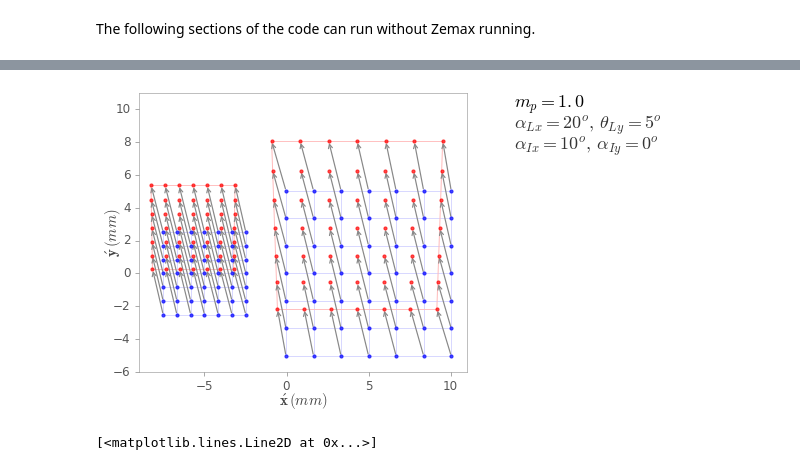
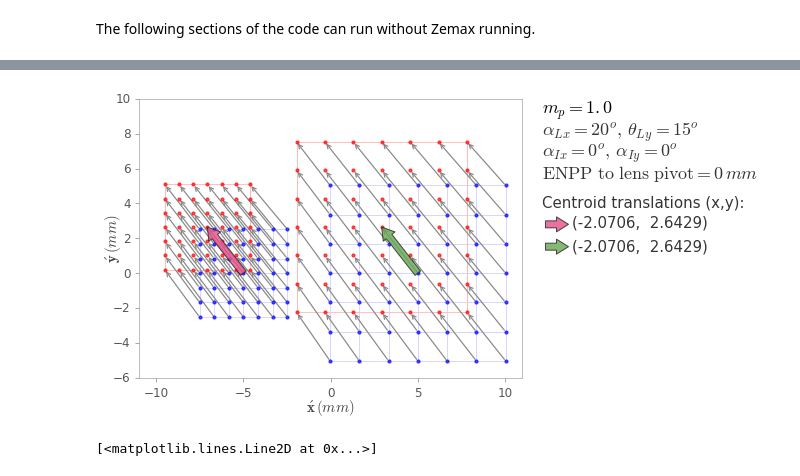
Before and after one commit to indranilsinharoy/phd-artifacts, a Jupyter notebook: chapters/chapter03_geometricmodel/code/Verification_general_object_image_relationship.ipynb, the cells around one changed output, grey strips where cells are left out. Cells and saved outputs as stored; diff of their text form; code cells hidden in the pictures.

```diff
--- a/chapters/chapter03_geometricmodel/code/Verification_general_object_image_relationship.ipynb
+++ b/chapters/chapter03_geometricmodel/code/Verification_general_object_image_relationship.ipynb
@@ -621,5 +627,4 @@ assert np.sum(x1 - x2) < 10e-10
 # %%
-# plot
 
 # normalized field coordinates (common for all the optical systems)
 n = 7
@@ -645,7 +650,9 @@ TILT_UNOFFSET = False
 ## Set tilts
 if COMPARE_PIVOT_OFFSET:
     # to compare Pivot offset
-    thetaXLens, thetaYLens, thetaXImage, thetaYImage =  20, 5, 10, 0
+    thetaXLens, thetaYLens, thetaXImage, thetaYImage =  20, 15, 0, 0
+    #thetaXLens, thetaYLens, thetaXImage, thetaYImage =  20, 15, 0, 0
+    #thetaXLens, thetaYLens, thetaXImage, thetaYImage =  20, 15, 0, 0
 else:
     #thetaXLens, thetaYLens, thetaXImage, thetaYImage =  0, 0, 20, 0
     #thetaXLens, thetaYLens, thetaXImage, thetaYImage =  5, 0, 0, 0
@@ -707,7 +714,19 @@ tOffset = x2[:2, n**2 // 2] - x1[:2, n**2 // 2] if TILT_UNOFFSET else np.array([
 #tOffset = x4[:2, n**2 // 2] - x3[:2, n**2 // 2] if TILT_UNOFFSET else np.array([0, 0])
 
 
+# displacement of center of mass of block @ Z1
+cmDisplaceZ1x = np.sum(x2[0, :]/n**2) - np.sum(x1[0, :]/n**2)
+cmDisplaceZ1y = np.sum(x2[1, :]/n**2) - np.sum(x1[1, :]/n**2)
+
+# displacement of center of mass of block @ Z2
+cmDisplaceZ2x = np.sum(x4[0, :]/n**2) - np.sum(x3[0, :]/n**2)
+cmDisplaceZ2y = np.sum(x4[1, :]/n**2) - np.sum(x3[1, :]/n**2)
+
+#print('CM displace @ Z1 = ({:5f}, {:5f})'.format(cmDisplaceZ1x, cmDisplaceZ1y))
+#print('CM displace @ Z2 = ({:5f}, {:5f})'.format(cmDisplaceZ2x, cmDisplaceZ2y))
+
 # FIGURE
+
 #fig, ax = plt.subplots(1, 1, figsize=(8.45, 5), dpi=200)
 fig, ax = plt.subplots(1, 1, figsize=(8.45, 5.), dpi=200)
 
@@ -753,32 +772,12 @@ ax.plot(x2B[0, nB-1::nB] + xOffset - tOffset[0], x2B[1, nB-1::nB], color='#FFBBB
 ax.plot(x2B[0, ::nB] + xOffset - tOffset[0], x2B[1, ::nB], color='#FFBBBB',
         lw=1.0, zorder=2, clip_on=False) # right side
 
-# center of mass
-xMean = np.sum(x1[0, :]/n**2)
-yMean = np.sum(x1[1, :]/n**2)
-
-print(xMean, yMean)
-
-
-# center of mass
-xMean = np.sum(x2[0, :]/n**2)
-yMean = np.sum(x2[1, :]/n**2)
-
-print(xMean, yMean)
-
-
-# center of mass
-xMean = np.sum(x3[0, :]/n**2)
-yMean = np.sum(x3[1, :]/n**2)
-
-print(xMean, yMean)
-
-
-# center of mass
-xMean = np.sum(x4[0, :]/n**2)
-yMean = np.sum(x4[1, :]/n**2)
-
-print(xMean, yMean)
+if COMPARE_PIVOT_OFFSET:
+    # displacement vector
+    ax.annotate("", xy=(np.sum(x2[0, :]/n**2) + xOffset, np.sum(x2[1, :]/n**2) + yOffset),
+                   xytext=(np.sum(x1[0, :]/n**2) + xOffset, np.sum(x1[1, :]/n**2) + yOffset),
+                 arrowprops=dict(fc='#66A64F', ec='#222222', linewidth=1, headwidth=15, width=7, alpha=0.8),
+                        annotation_clip=False, zorder=15)
 
 
 # Object plane at Z2
@@ -822,10 +821,17 @@ ax.plot(x4B[0, nB-1::nB] + xOffset - tOffset[0], x4B[1, nB-1::nB], color='#FFBBB
 ax.plot(x4B[0, ::nB] + xOffset - tOffset[0], x4B[1, ::nB], color='#FFBBBB',
         lw=1.0, clip_on=False, zorder=2) # right side
 
+if COMPARE_PIVOT_OFFSET:
+    # displacement vector
+    ax.annotate("", xy=(np.sum(x4[0, :]/n**2) + xOffset, np.sum(x4[1, :]/n**2) + yOffset),
+                   xytext=(np.sum(x3[0, :]/n**2) + xOffset, np.sum(x3[1, :]/n**2) + yOffset),
+                 arrowprops=dict(fc='#e64d8a', ec='#222222', linewidth=1, headwidth=15, width=7, alpha=0.8),
+                        annotation_clip=False, zorder=15)
+
 ##
 if COMPARE_PIVOT_OFFSET:
-    ax.set_xlim(-9, 11)
-    ax.set_ylim(-6, 11)
+    ax.set_xlim(-11, 11)
+    ax.set_ylim(-6, 10)
 else:
     ax.set_xlim(-9, 11)
     ax.set_ylim(-6, 8)
@@ -844,6 +850,10 @@ ax.yaxis.set_ticks_position('left')
 txt1 = r'$m_p ={}$'.format(mp)
 txt2 = r'$\alpha_{{L x}} ={}^o, \, \theta_{{L y}} ={}^o$'.format(thetaXLens, thetaYLens)
 txt3 = r'$\alpha_{{I x}} ={}^o, \, \alpha_{{I y}} ={}^o$'.format(thetaXImage, thetaYImage)
+txt4 = r'$\rm{{ENPP}}\,\,\rm{{to}}\,\,\rm{{lens}}\,\,\rm{{pivot}} =  {} \,\it{{mm}}$'.format(PIVOT_OFFSET)
+txt5 = 'Centroid translations (x,y):'
+txt6 = '({: .4f}, {: .4f})'.format(cmDisplaceZ2x, cmDisplaceZ2y)
+txt7 = '({: .4f}, {: .4f})'.format(cmDisplaceZ1x, cmDisplaceZ1y)
 
 # at bottom left corner
 #fig.text(0.21, 0.231, txt1, fontsize=15, color='#333333')
@@ -855,6 +865,19 @@ fig.text(0.86, 0.86, txt1, fontsize=18, color='#000000')
 fig.text(0.86, 0.80, txt2, fontsize=18, color='#333333')
 fig.text(0.86, 0.74, txt3, fontsize=18, color='#333333')
 
+if COMPARE_PIVOT_OFFSET:
+    fig.text(0.86, 0.68, txt4, fontsize=18, color='#333333')
+    fig.text(0.86, 0.60, txt5, fontsize=15, color='#333333')
+    fig.text(0.91, 0.546, txt6, fontsize=15, color='#333333')
+    fig.text(0.91, 0.479, txt7, fontsize=15, color='#333333')
+    ax.annotate("", xy=(1.12, 0.55), xycoords=ax.transAxes, xytext=(1.06, 0.55), textcoords=ax.transAxes,
+                arrowprops=dict(fc='#e64d8a', ec='#222222', linewidth=1, headwidth=15, width=7,
+                                alpha=0.8),
+                annotation_clip=False, zorder=15)
+    ax.annotate("", xy=(1.12, 0.47), xycoords=ax.transAxes, xytext=(1.06, 0.47), textcoords=ax.transAxes,
+                arrowprops=dict(fc='#66A64F', ec='#222222', linewidth=1, headwidth=15, width=7,
+                                alpha=0.8),
+                annotation_clip=False, zorder=15)
 
 # Save the figure
 #saveFigure(fig, 'distortion_grid_33.png')
@@ -868,4 +887,4 @@ plt.show()
-[figure, old version]
+[figure, new version]
 # %%
 k = x2[:2, :] - x1[:2,:]
 s = x4[:2, :] - x3[:2, :]
```
Also changed, not shown: parts of 3 cells of this notebook.
